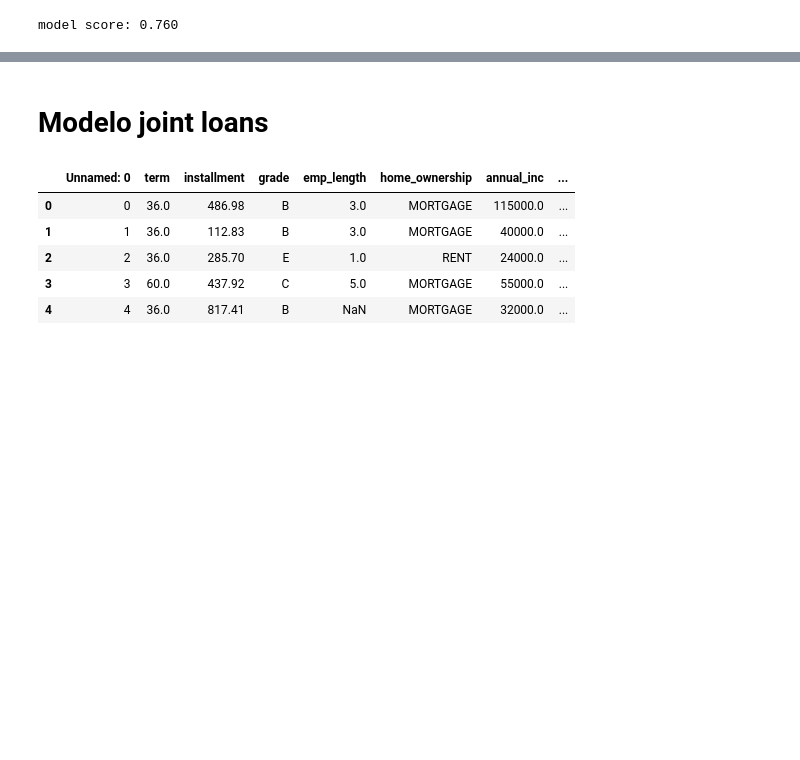
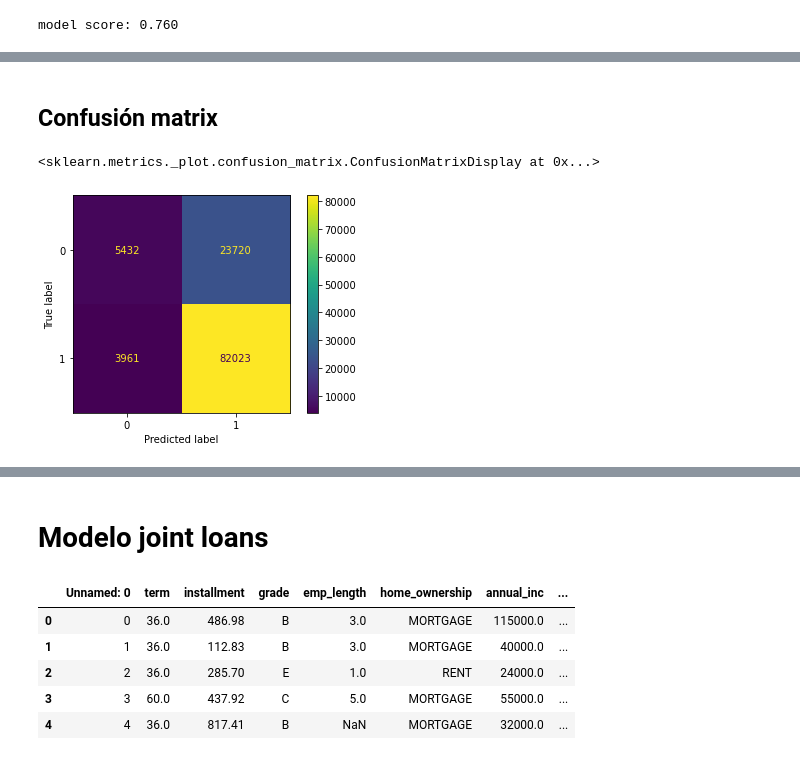
Before and after one commit to Pablo-Revuelta/lab03_ml_loans, a Jupyter notebook: notebooks/04_model_logistic_regression.ipynb, the cells around one changed output, grey strips where cells are left out. Cells and saved outputs as stored; diff of their text form; code cells hidden in the pictures; blank space fills up the shorter version.

```diff
--- a/notebooks/04_model_logistic_regression.ipynb
+++ b/notebooks/04_model_logistic_regression.ipynb
@@ -116,6 +128,8 @@ Pipeline(steps=[('preprocessor',
 print("model score: %.3f" % linreg.score(test_x, test_y))
 # %% [output]
 model score: 0.760
+# %%
+pred_y = linreg.predict(test_x)
 # %%
 filename = 'model_linear_reg_1.sav'
 # %%
@@ -122,0 +152,8 @@ pickle.dump(linreg, open(filename, 'wb'))
+# %% [markdown]
+## Confusión matrix
+# %%
+confusion_matrix = confusion_matrix(test_y, pred_y)
+ConfusionMatrixDisplay(confusion_matrix).plot()
+# %% [output]
+<sklearn.metrics._plot.confusion_matrix.ConfusionMatrixDisplay at 0x...>
+[figure, added]
```
Also changed, not shown: parts of 15 cells of this notebook, 12 other files.
